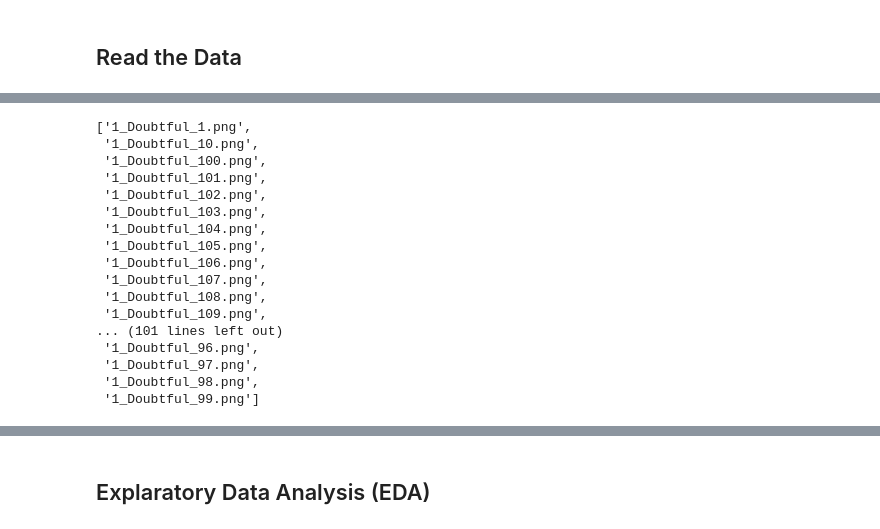
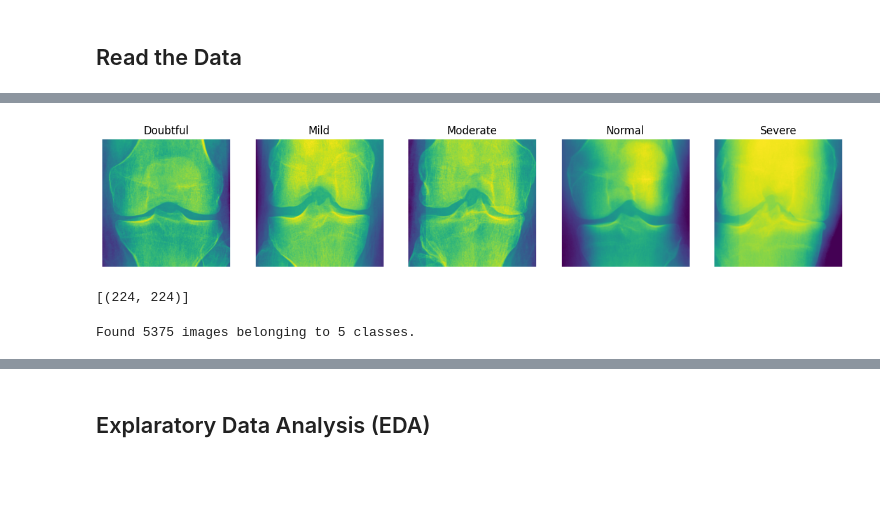
Before and after one commit to Tinnne/UTSDeepLearning, a Jupyter notebook: Number2_OsteoarthritisClassification.ipynb, the cells around one changed output, grey strips where cells are left out. Cells and saved outputs as stored; diff of their text form; code cells hidden in the pictures; blank space fills up the shorter version.

```diff
--- a/Number2_OsteoarthritisClassification.ipynb
+++ b/Number2_OsteoarthritisClassification.ipynb
@@ -29,22 +50,26 @@ import cv2
+# %%
+# Contoh visualisasi gambar dari setiap kelas
+fig, axes = plt.subplots(1, 5, figsize=(15, 10))
+for idx, category in enumerate(categories):
+    img_path = os.path.join(data_dir, category, os.listdir(os.path.join(data_dir, category))[0])
+    img = Image.open(img_path)
+    axes[idx].imshow(img)
+    axes[idx].set_title(category)
+    axes[idx].axis('off')
+plt.show()
+# %% [output]
+[figure, added]
+# %%
+# Menghitung aspect ratio untuk setiap gambar
+for category in categories:
+    for img_name in os.listdir(os.path.join(data_dir, category)):
+        img = Image.open(os.path.join(data_dir, category, img_name))
+        resolutions.append((width, height))
+
+list(set(resolutions))
+# %% [output]
+[(224, 224)]
 # %%
-test_path = "data/02/test"
-os.listdir(os.path.join(test_path))
+train_dir = "data/02/train"
+test_dir = "data/02/test"
-# %% [output]
-['1_Doubtful_1.png',
- '1_Doubtful_10.png',
- '1_Doubtful_100.png',
- '1_Doubtful_101.png',
- '1_Doubtful_102.png',
- '1_Doubtful_103.png',
- '1_Doubtful_104.png',
- '1_Doubtful_105.png',
- '1_Doubtful_106.png',
- '1_Doubtful_107.png',
- '1_Doubtful_108.png',
- '1_Doubtful_109.png',
-... (101 lines left out)
- '1_Doubtful_96.png',
- '1_Doubtful_97.png',
- '1_Doubtful_98.png',
- '1_Doubtful_99.png']
 # %%
@@ -54,0 +79,16 @@ batch_size = 32
+# %%
+train_datagen = ImageDataGenerator(
+    rescale=1./255,
+    rotation_range=20,
+    zoom_range=0.2,
+    horizontal_flip=True
+)
+
+train_generator = train_datagen.flow_from_directory(
+    train_dir,
+    target_size=input_shape[:2],
+    batch_size=batch_size,
+    class_mode='categorical'
+)
+# %% [output]
+Found 5375 images belonging to 5 classes.
```
Also changed, not shown: parts of 9 cells of this notebook, 1 other file.
